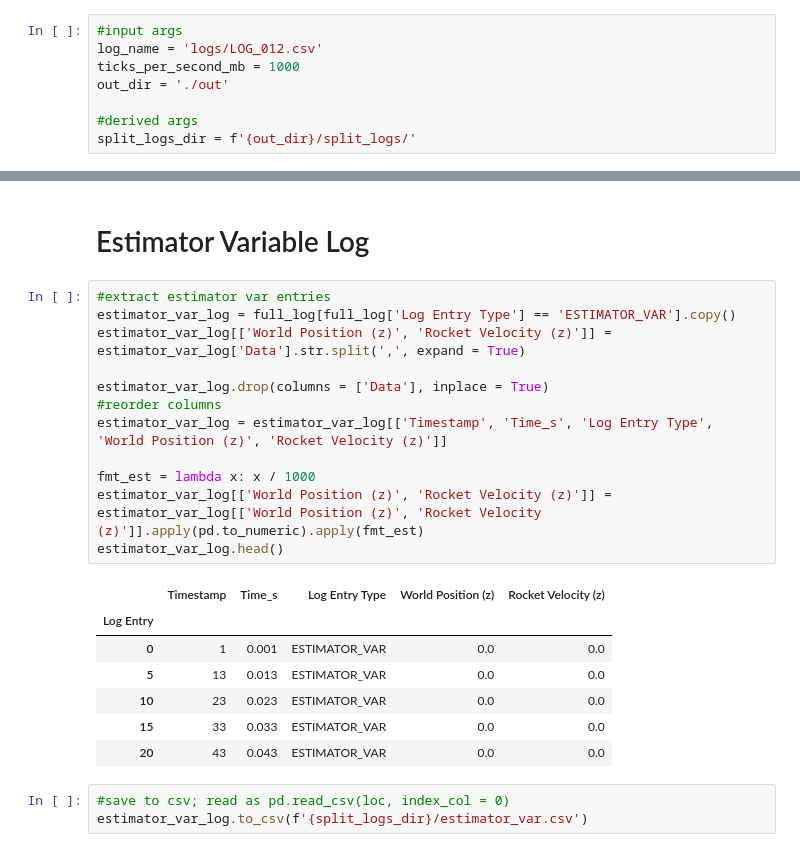
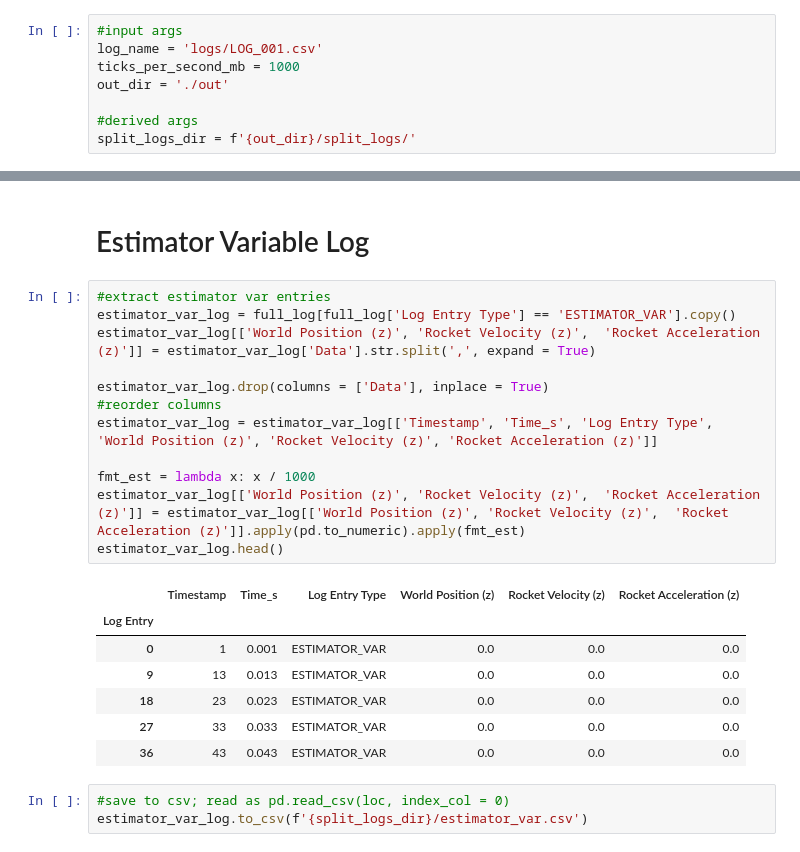
Before and after one commit to aris-space/euler-avionics, a Jupyter notebook: log_parser/log_splitter.ipynb, the cells around one changed output, grey strips where cells are left out. Cells and saved outputs as stored; diff of their text form.

```diff
--- a/log_parser/log_splitter.ipynb
+++ b/log_parser/log_splitter.ipynb
@@ -5,7 +5,7 @@ import pandas as pd
 from pathlib import Path
 # %%
 #input args
-log_name = 'logs/LOG_012.csv'
+log_name = 'logs/LOG_001.csv'
 ticks_per_second_mb = 1000
 out_dir = './out'
 
@@ -137,23 +172,23 @@ state_log.to_csv(f'{split_logs_dir}/state_transitions.csv')
 # %%
 #extract estimator var entries
 estimator_var_log = full_log[full_log['Log Entry Type'] == 'ESTIMATOR_VAR'].copy()
-estimator_var_log[['World Position (z)', 'Rocket Velocity (z)']] = estimator_var_log['Data'].str.split(',', expand = True)
+estimator_var_log[['World Position (z)', 'Rocket Velocity (z)',  'Rocket Acceleration (z)']] = estimator_var_log['Data'].str.split(',', expand = True)
 
 estimator_var_log.drop(columns = ['Data'], inplace = True)
 #reorder columns
-estimator_var_log = estimator_var_log[['Timestamp', 'Time_s', 'Log Entry Type', 'World Position (z)', 'Rocket Velocity (z)']]
+estimator_var_log = estimator_var_log[['Timestamp', 'Time_s', 'Log Entry Type', 'World Position (z)', 'Rocket Velocity (z)', 'Rocket Acceleration (z)']]
 
 fmt_est = lambda x: x / 1000
-estimator_var_log[['World Position (z)', 'Rocket Velocity (z)']] = estimator_var_log[['World Position (z)', 'Rocket Velocity (z)']].apply(pd.to_numeric).apply(fmt_est)
+estimator_var_log[['World Position (z)', 'Rocket Velocity (z)',  'Rocket Acceleration (z)']] = estimator_var_log[['World Position (z)', 'Rocket Velocity (z)',  'Rocket Acceleration (z)']].apply(pd.to_numeric).apply(fmt_est)
 estimator_var_log.head()
 # %% [output]
-|  | Timestamp | Time_s | Log Entry Type | World Position (z) | Rocket Velocity (z) |
-| Log Entry |  |  |  |  |  |
-| 0 | 1 | 0.001 | ESTIMATOR_VAR | 0.0 | 0.0 |
-| 5 | 13 | 0.013 | ESTIMATOR_VAR | 0.0 | 0.0 |
-| 10 | 23 | 0.023 | ESTIMATOR_VAR | 0.0 | 0.0 |
-| 15 | 33 | 0.033 | ESTIMATOR_VAR | 0.0 | 0.0 |
-| 20 | 43 | 0.043 | ESTIMATOR_VAR | 0.0 | 0.0 |
+|  | Timestamp | Time_s | Log Entry Type | World Position (z) | Rocket Velocity (z) | Rocket Acceleration (z) |
+| Log Entry |  |  |  |  |  |  |
+| 0 | 1 | 0.001 | ESTIMATOR_VAR | 0.0 | 0.0 | 0.0 |
+| 9 | 13 | 0.013 | ESTIMATOR_VAR | 0.0 | 0.0 | 0.0 |
+| 18 | 23 | 0.023 | ESTIMATOR_VAR | 0.0 | 0.0 | 0.0 |
+| 27 | 33 | 0.033 | ESTIMATOR_VAR | 0.0 | 0.0 | 0.0 |
+| 36 | 43 | 0.043 | ESTIMATOR_VAR | 0.0 | 0.0 | 0.0 |
 # %%
 #save to csv; read as pd.read_csv(loc, index_col = 0)
 estimator_var_log.to_csv(f'{split_logs_dir}/estimator_var.csv')
```
Also changed, not shown: parts of 14 cells of this notebook, 1 other file.
